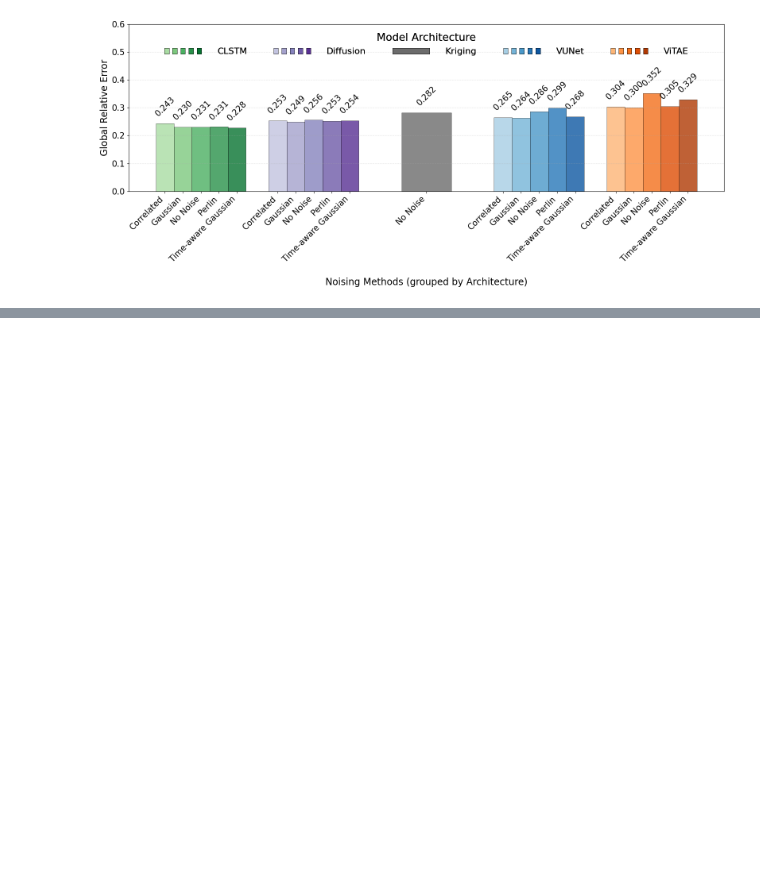
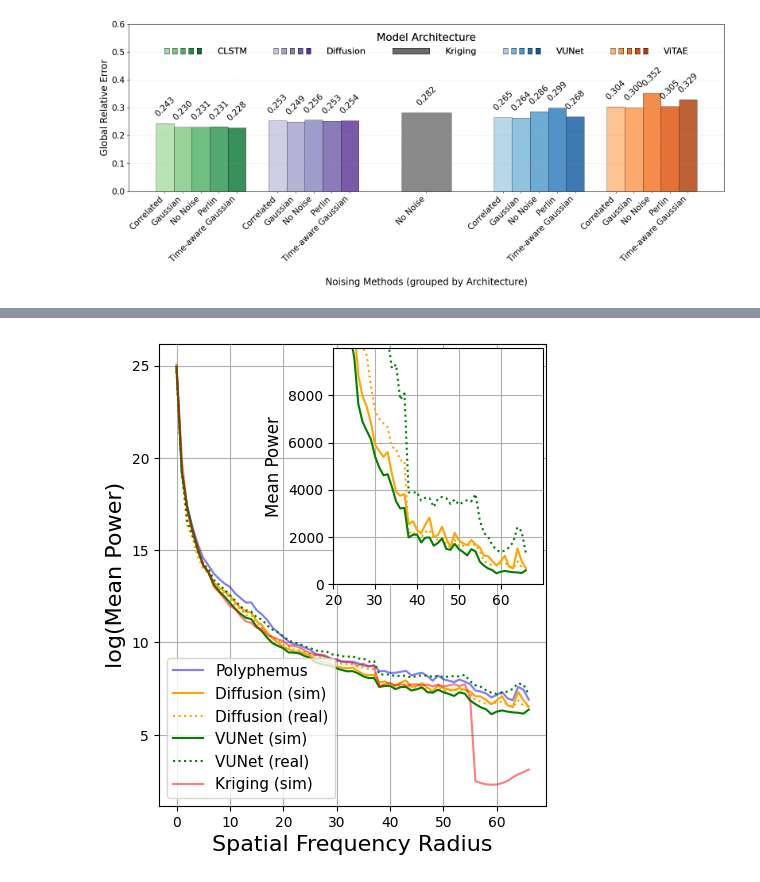
Before and after one commit to Miha5092/Air-Quality-Field-Construction, a Jupyter notebook: paper_images.ipynb, the cells around one changed output, grey strips where cells are left out. Saved outputs shown, nothing was run; the diff lists cells and outputs as text; code cells hidden in the pictures; blank space fills up the shorter version.

```diff
--- a/paper_images.ipynb
+++ b/paper_images.ipynb
@@ -663,16 +705,26 @@ plt.close()
 # %%
 plot_distribution_comparison("paper_images/data/distributions")
 # %%
+#dict_results = {
+#    "VUNet": np.load('paper_results/predictions/vunet/t4_42_results.npz'),
+#
+#    "ViTAE": np.load('paper_results/predictions/vitae/t6_results.npz'),
+
+#    "CLSTM": np.load('paper_results/predictions/clstm/t8_42_results.npz'),
+
+#    "Diffusion": np.load('paper_results/predictions/diffusion/short_training_results.npz'),
+
+#    "Kriging": np.load('paper_results/predictions/kriging/kriging_paper_fixed_results.npz'),
+#}
+
 dict_results = {
+    "Kriging": np.load('paper_results/predictions/kriging/kriging_paper_fixed_results.npz'),
+
     "VUNet": np.load('paper_results/predictions/vunet/t4_42_results.npz'),
 
-    "ViTAE": np.load('paper_results/predictions/vitae/t6_results.npz'),
+    "Diffusion": np.load('paper_results/predictions/diffusion/short_training_results.npz')
 
-    "CLSTM": np.load('paper_results/predictions/clstm/t8_42_results.npz'),
 
-    "Diffusion": np.load('paper_results/predictions/diffusion/short_training_results.npz'),
-
-    "Kriging": np.load('paper_results/predictions/kriging/kriging_paper_fixed_results.npz'),
 }
 dict_results["Kriging"] = dict(dict_results["Kriging"])
 
@@ -683,8 +735,8 @@ _, _, _, stats = load_data()
 
 dict_results["Kriging"]["simulated_predictions"] = unscale(dict_results["Kriging"]["simulated_predictions"], "min-max", **stats)
 dict_results["Kriging"]["simulated_ground_truths"] = unscale(dict_results["Kriging"]["simulated_ground_truths"], "min-max", **stats)
-dict_results["Kriging"]["real_predictions"] = unscale(dict_results["Kriging"]["real_predictions"], "min-max", **stats)
-dict_results["Kriging"]["real_ground_truths"] = unscale(dict_results["Kriging"]["real_ground_truths"], "min-max", **stats)
+#dict_results["Kriging"]["real_predictions"] = unscale(dict_results["Kriging"]["real_predictions"], "min-max", **stats)
+#dict_results["Kriging"]["real_ground_truths"] = unscale(dict_results["Kriging"]["real_ground_truths"], "min-max", **stats)
 # %%
 plot_model_prediction_comparison(
     all_results=dict_results,
@@ -923,0 +1117,4 @@ plot_all(dict_results)
+# %%
+plot_real_vs_sim_psd(dict_results)
+# %% [output]
+[figure, added]
```
Also changed, not shown: parts of 14 cells of this notebook, 2 other files.
